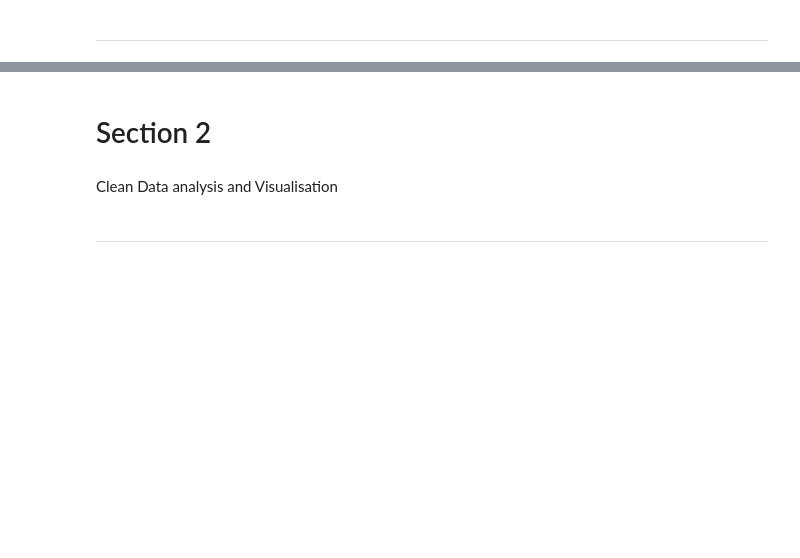
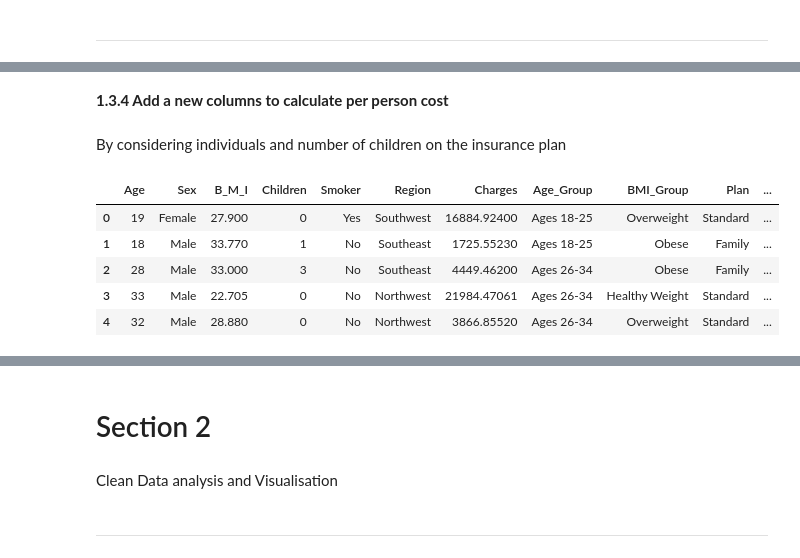
Before and after one commit to skmizanurrahman07/healthcare_insurance_cost_analysis, a Jupyter notebook: healthcare_insurance_cost_analysis.ipynb, the cells around one changed output, grey strips where cells are left out. Saved outputs shown, nothing was run; the diff lists cells and outputs as text; code cells hidden in the pictures; blank space fills up the shorter version.

```diff
--- a/healthcare_insurance_cost_analysis.ipynb
+++ b/healthcare_insurance_cost_analysis.ipynb
@@ -76,0 +167,9 @@ Set these to be category data type: And view the updated column types:
+# %%
+insurance['Age_Group'] = pd.cut(
+    insurance['Age'],
+    bins=[17, 26, 35, 45, 55, 100],
+    labels=['Ages 18-25', 'Ages 26-34', 'Ages 35-44', 'Ages 45-54', 'Ages 55 and over'],
+    right=False
+)
+
+insurance.head()
@@ -76,0 +210,9 @@ Set these to be category data type: And view the updated column types:
+# %%
+insurance['BMI_Group'] = pd.cut(
+    insurance['B_M_I'],
+    bins=[0, 18.5, 25, 30, 40, 100],
+    labels=['Underweight', 'Healthy Weight', 'Overweight', 'Obese', 'Severely Obese'],
+    right=False
+)
+
+insurance.head()
@@ -78,0 +232,4 @@ Set these to be category data type: And view the updated column types:
+# %%
+insurance['Plan'] = np.where(insurance['Children'] > 0, 'Family', 'Standard')
+insurance['Plan'] = insurance['Plan'].astype('category')
+insurance.head()
@@ -78,0 +245,5 @@ Set these to be category data type: And view the updated column types:
+# %%
+insurance['Sex'] = insurance['Sex'].cat.rename_categories(lambda x: x.title())
+insurance['Smoker'] = insurance['Smoker'].cat.rename_categories(lambda x: x.title())
+insurance['Region'] = insurance['Region'].cat.rename_categories(lambda x: x.title())
+insurance.head()
@@ -78,0 +257,14 @@ Set these to be category data type: And view the updated column types:
+# %% [markdown]
+**1.3.4 Add a new columns to calculate per person cost**
+# %% [markdown]
+By considering individuals and number of children on the insurance plan
+# %%
+insurance['Charges_Per_Person'] = insurance['Charges'] / (insurance['Children'] + 1)
+insurance.head()
+# %% [output]
+|  | Age | Sex | B_M_I | Children | Smoker | Region | Charges | Age_Group | BMI_Group | Plan | ... |
+| 0 | 19 | Female | 27.900 | 0 | Yes | Southwest | 16884.92400 | Ages 18-25 | Overweight | Standard | ... |
+| 1 | 18 | Male | 33.770 | 1 | No | Southeast | 1725.55230 | Ages 18-25 | Obese | Family | ... |
+| 2 | 28 | Male | 33.000 | 3 | No | Southeast | 4449.46200 | Ages 26-34 | Obese | Family | ... |
+| 3 | 33 | Male | 22.705 | 0 | No | Northwest | 21984.47061 | Ages 26-34 | Healthy Weight | Standard | ... |
+| 4 | 32 | Male | 28.880 | 0 | No | Northwest | 3866.85520 | Ages 26-34 | Overweight | Standard | ... |
```
Also changed, not shown: parts of 35 cells of this notebook, 2 other files.
